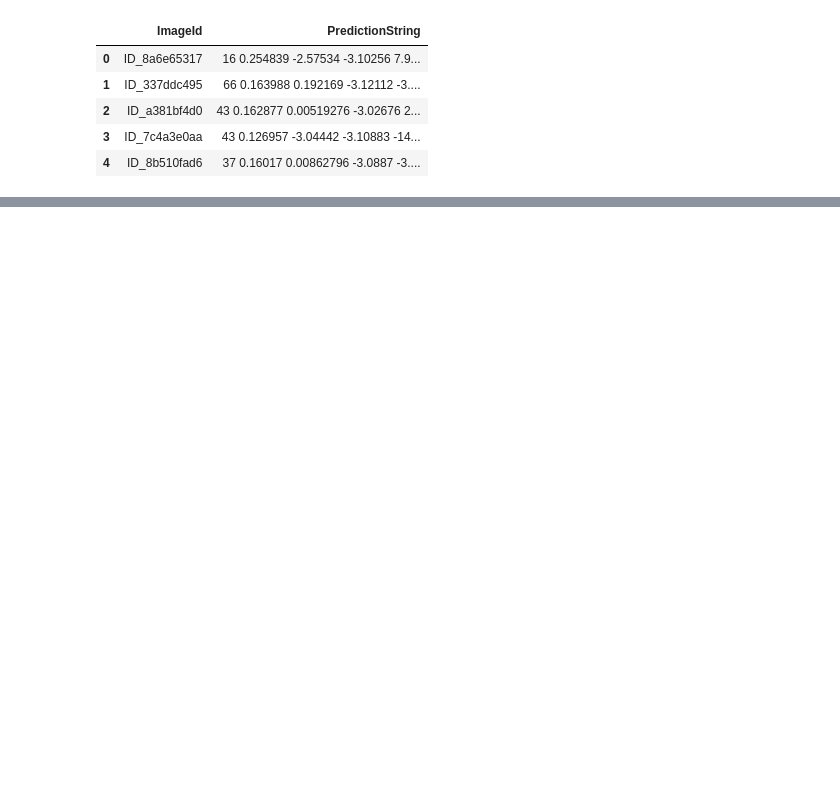
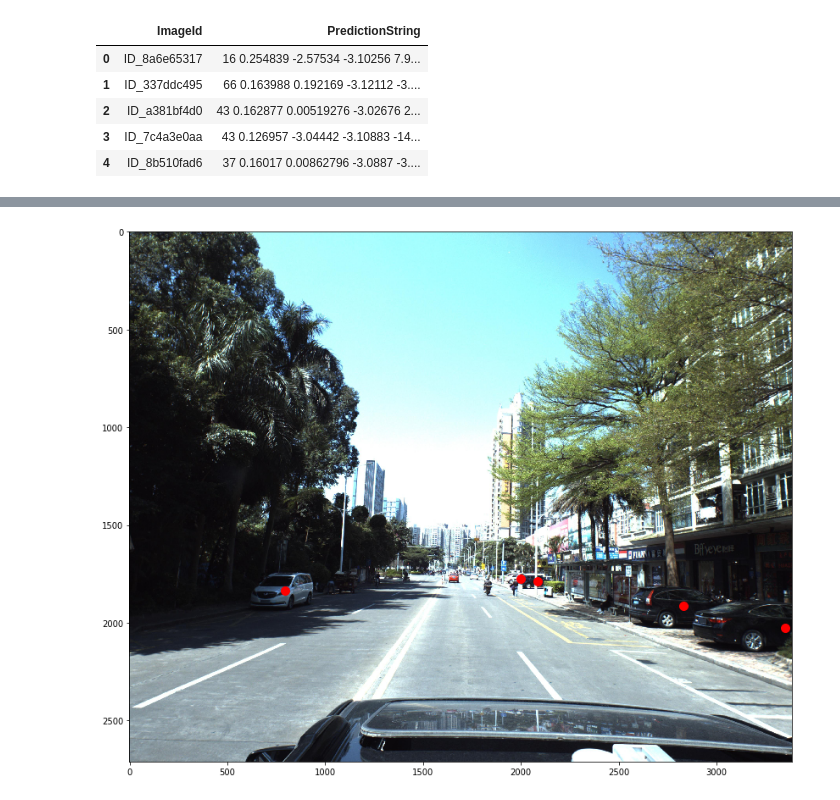
Before and after one commit to ZhuLeon/Predict-Vehicle-Angle, a Jupyter notebook: src/Baidu.ipynb, the cells around one changed output, grey strips where cells are left out. Cells and saved outputs as stored; diff of their text form; code cells hidden in the pictures; blank space fills up the shorter version.

```diff
--- a/src/Baidu.ipynb
+++ b/src/Baidu.ipynb
@@ -40,15 +55,3 @@ train.head(5)
 | 2 | ID_a381bf4d0 | 43 0.162877 0.00519276 -3.02676 2... |
 | 3 | ID_7c4a3e0aa | 43 0.126957 -3.04442 -3.10883 -14... |
 | 4 | ID_8b510fad6 | 37 0.16017 0.00862796 -3.0887 -3.... |
-# %%
-def imgread(path, fast_mode=False):
-    img = cv2.imread(path)
-    if not fast_mode and img is not None and len(img.shape) == 3:
-        img = np.array(img[:, :, ::-1]) # what does this do?
-    return img
-
-img = imgread(PATH + 'train_images/ID_5f6526a36' + '.jpg')
-IMG_SHAPE = img.shape
-
-plt.figure(figsize=(15,8))
-plt.imshow(img);
@@ -102 +129,7 @@ plt.scatter(*get_img_coords(train['PredictionString'][2217]), color='red', s=100
+# %%
+plt.figure(figsize=(14,14))
+plt.imshow(imgread(PATH + 'train_images/' + train['ImageId'][0] + '.jpg'))
+plt.scatter(*get_img_coords(train['PredictionString'][0]), color='red', s=100);
+# %% [output]
+[figure, added]
 # %%
```
Also changed, not shown: parts of 12 cells of this notebook.
